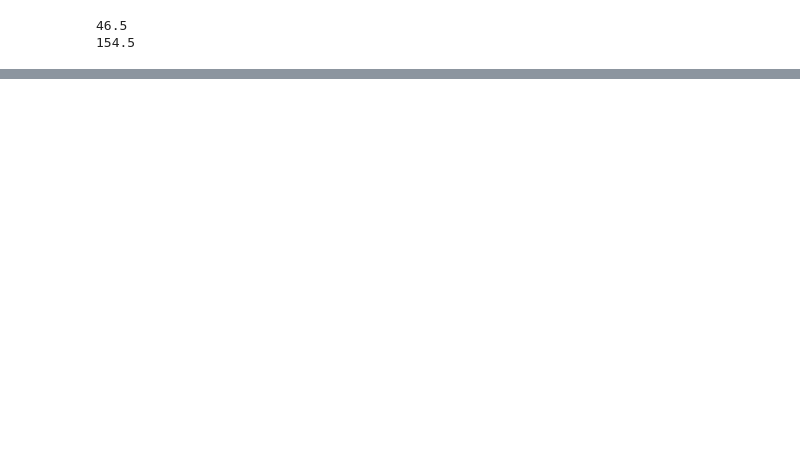
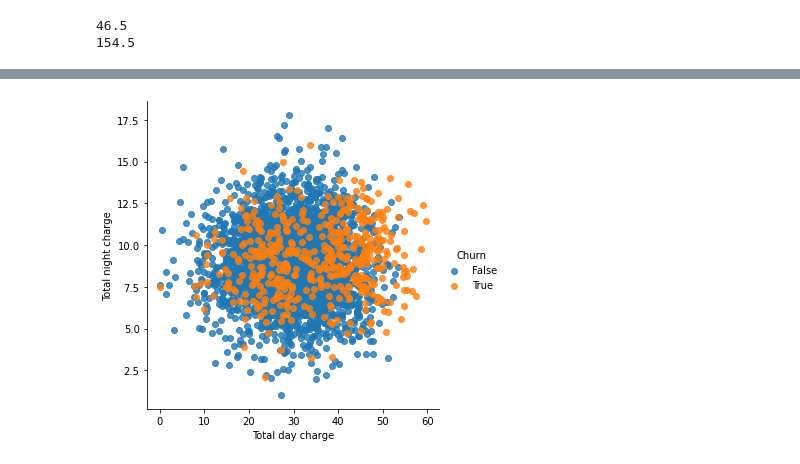
Before and after one commit to akifkashif/EDA-Capstone-Project---Mohammed-Akifuddin, a Jupyter notebook: TEAM_Telecom_Churn_Analysis_Capstone_Project.ipynb, the cells around one changed output, grey strips where cells are left out. Drawn from its saved outputs; the diff is of its cells as text; code cells hidden in the pictures; blank space fills up the shorter version.

```diff
--- a/TEAM_Telecom_Churn_Analysis_Capstone_Project.ipynb
+++ b/TEAM_Telecom_Churn_Analysis_Capstone_Project.ipynb
@@ -638,0 +686,4 @@ min outlier value: nan
+# %%
+sns.lmplot('Total day charge', 'Total night charge', data = df, hue='Churn', fit_reg=False);
+# %% [output]
+[figure, added]
```
Also changed, not shown: parts of 53 cells of this notebook.
